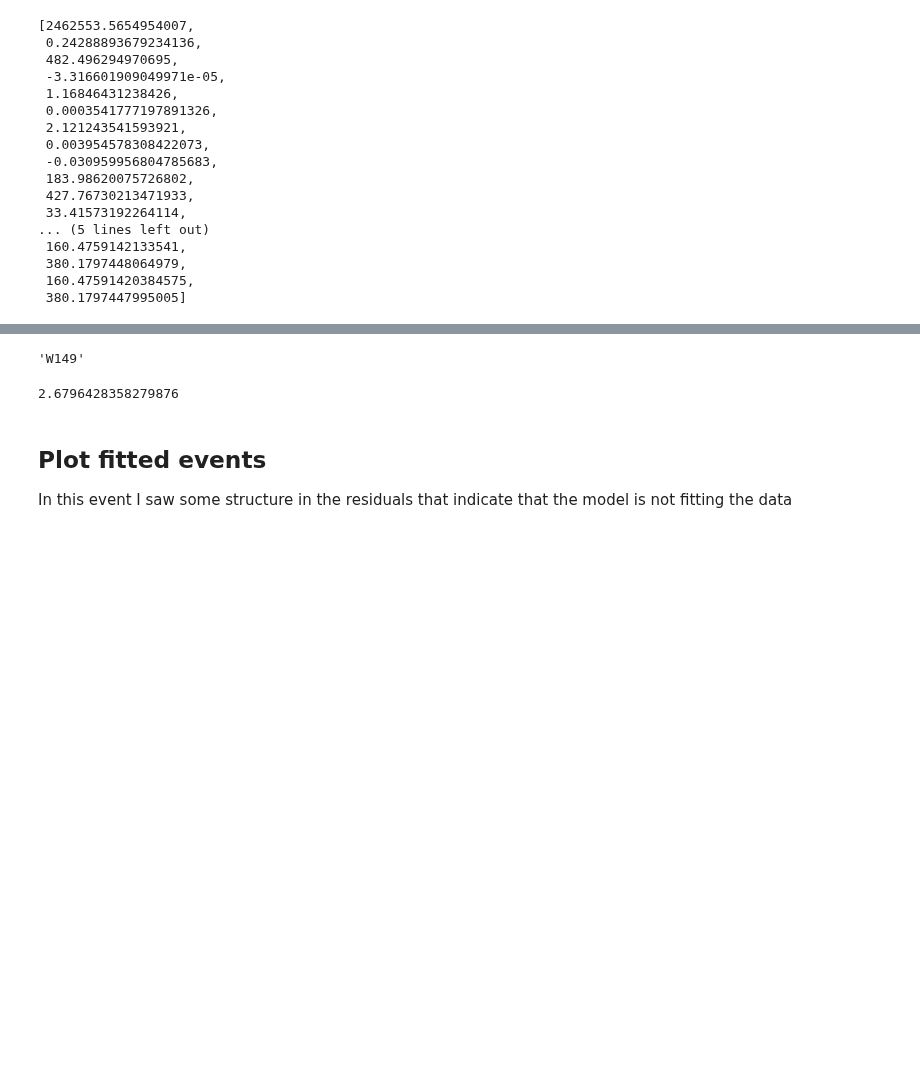
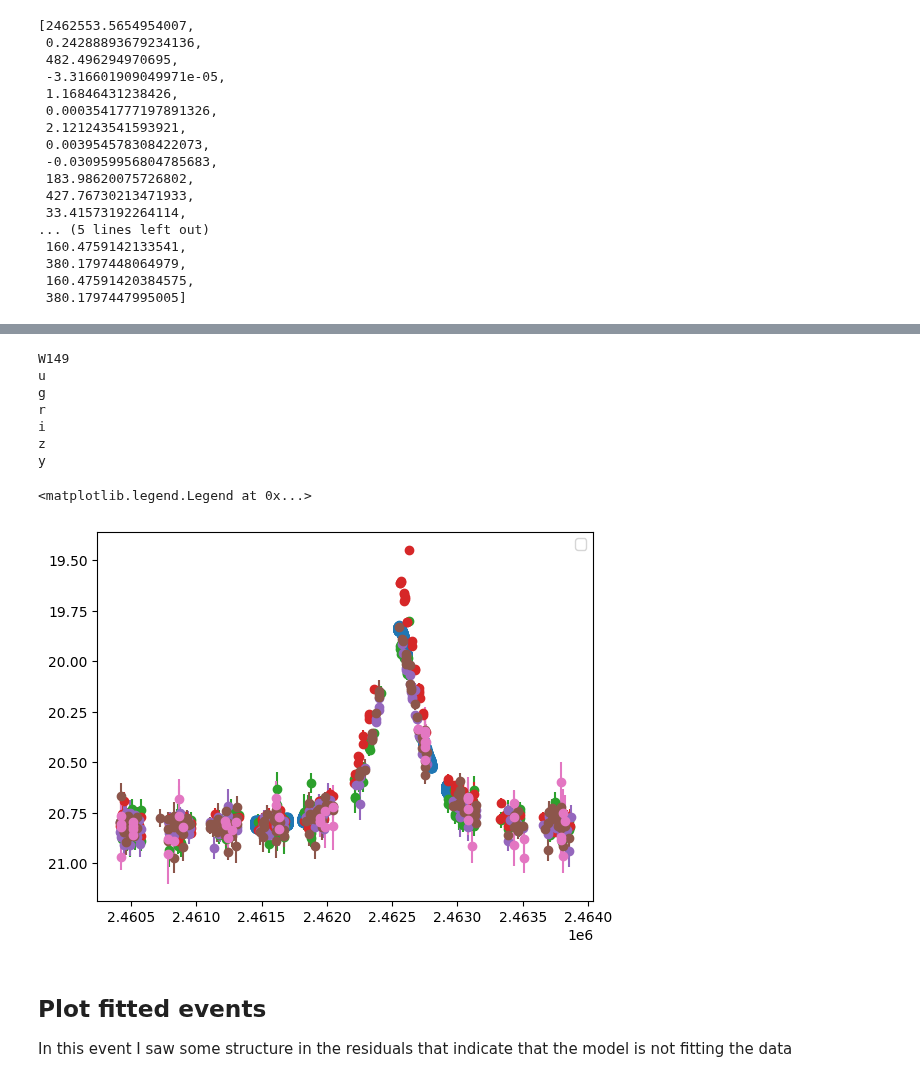
Before and after one commit to anibal-art/roman_rubin, a Jupyter notebook: notebooks/Plot_sim_and_fit.ipynb, the cells around one changed output, grey strips where cells are left out. Drawn from its saved outputs; the diff is of its cells as text; code cells hidden in the pictures; blank space fills up the shorter version.

```diff
--- a/notebooks/Plot_sim_and_fit.ipynb
+++ b/notebooks/Plot_sim_and_fit.ipynb
@@ -372,17 +470,26 @@ y
+# %%
+for b in bands:
+    print(b)
+    if b=='y':
+        par='Y'
+    else:
+        par=b
+    plt.errorbar(bands[b]['time'],bands[b]['mag']-event_params[par]+event_params['W149'],bands[b]['err_mag'], ls='', marker='o')
+
+plt.gca().invert_yaxis()
+plt.legend()
+# %% [output]
+W149
+u
+g
+r
+i
+z
+y
+<matplotlib.legend.Legend at 0x...>
+[figure, added]
 # %%
-pyLIMAmodel_rr.event.telescopes[0].name
+# pyLIMAmodel_rr.event.telescopes[0].name
-# %% [output]
-'W149'
-# %%
-b = 'i'
-index={'W149':0,'g':1,'r':2,'i':3,'z':4,'y':5}
-model = flux_to_mag(ZP[b],pyLIMAmodel_rr.event.telescopes[index[b]].lightcurve_flux['flux'])
-data = bands[b]['mag']-27.4+ZP[b]
-error = bands[b]['err_mag']
-
-sum(((model-data)/error)**2)/(len(data)-9-12)
-# %% [output]
-2.6796428358279876
 # %% [markdown]
 ## Plot fitted events
 
```
Also changed, not shown: parts of 13 cells of this notebook, 6 other files.
